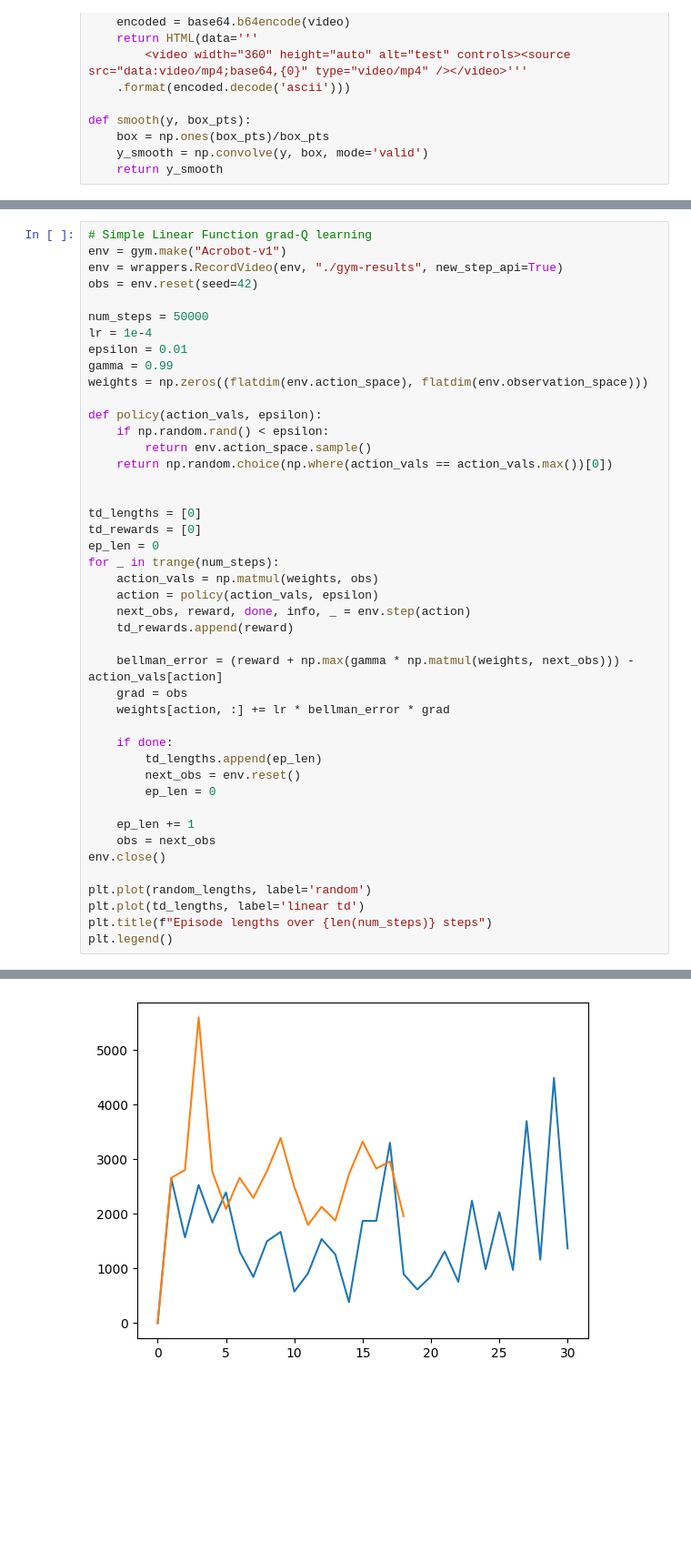
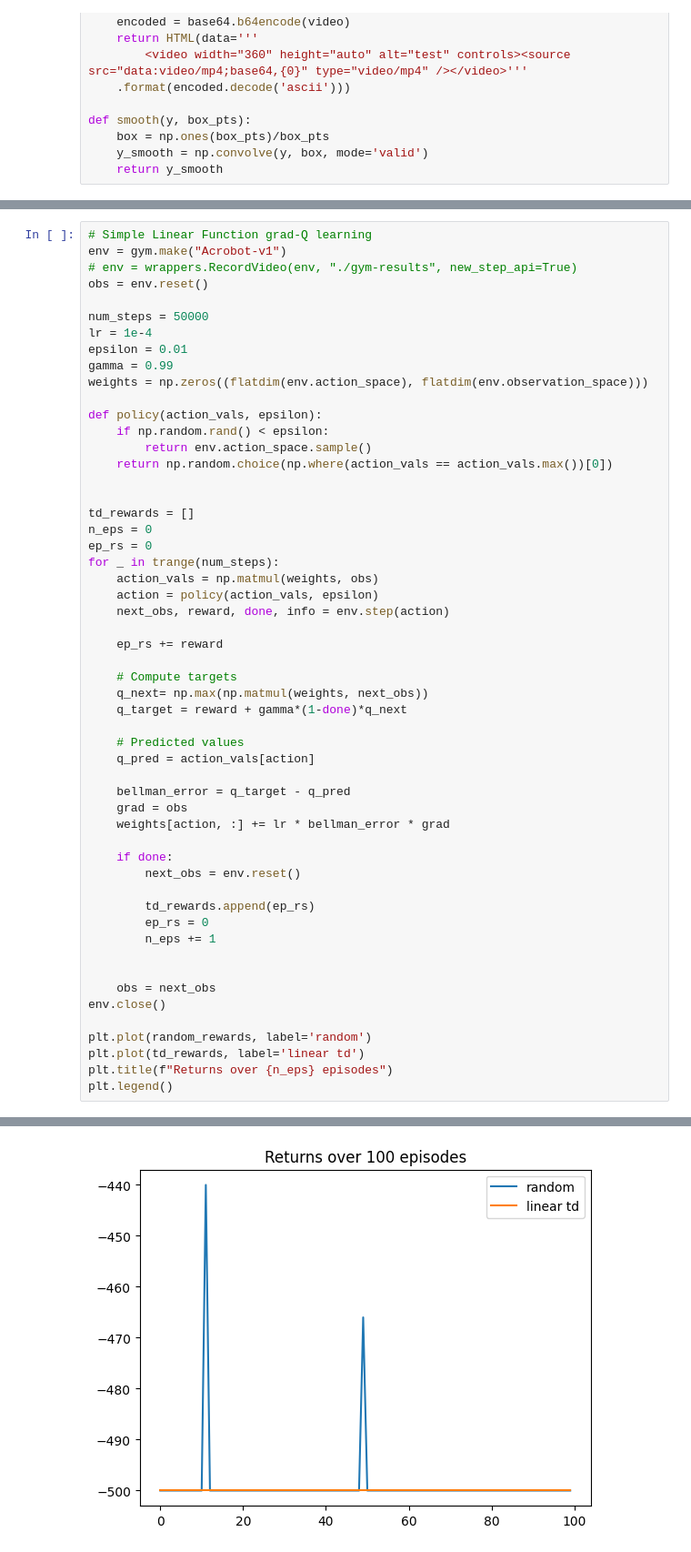
Before and after one commit to Lukeroberto/rl-refresher, a Jupyter notebook: linear-function-approximation-td/least-squares-td.ipynb, the cells around one changed output, grey strips where cells are left out. Shown at 91% size. Cells and saved outputs as stored; diff of their text form; blank space fills up the shorter version.

Commit message:
cleaned up linear td stuff, not sure if env can be solved with simple linear model

```diff
--- a/linear-function-approximation-td/least-squares-td.ipynb
+++ b/linear-function-approximation-td/least-squares-td.ipynb
@@ -56,8 +58,8 @@ Text(0.5, 1.0, 'Episode lengths over 31 episodes')
 # %%
 # Simple Linear Function grad-Q learning
 env = gym.make("Acrobot-v1")
-env = wrappers.RecordVideo(env, "./gym-results", new_step_api=True)
-obs = env.reset(seed=42)
+# env = wrappers.RecordVideo(env, "./gym-results", new_step_api=True)
+obs = env.reset()
 
 num_steps = 50000
 lr = 1e-4
@@ -71,30 +73,40 @@ def policy(action_vals, epsilon):
     return np.random.choice(np.where(action_vals == action_vals.max())[0])
 
 
-td_lengths = [0]
-td_rewards = [0]
-ep_len = 0
+td_rewards = []
+n_eps = 0
+ep_rs = 0
 for _ in trange(num_steps):
     action_vals = np.matmul(weights, obs)
     action = policy(action_vals, epsilon)
-    next_obs, reward, done, info, _ = env.step(action)
-    td_rewards.append(reward)
+    next_obs, reward, done, info = env.step(action)
 
-    bellman_error = (reward + np.max(gamma * np.matmul(weights, next_obs))) - action_vals[action]
+    ep_rs += reward
+
+    # Compute targets
+    q_next= np.max(np.matmul(weights, next_obs))
+    q_target = reward + gamma*(1-done)*q_next
+
+    # Predicted values
+    q_pred = action_vals[action]
+
+    bellman_error = q_target - q_pred
     grad = obs
     weights[action, :] += lr * bellman_error * grad
 
     if done:
-        td_lengths.append(ep_len)
         next_obs = env.reset()
-        ep_len = 0
 
-    ep_len += 1
+        td_rewards.append(ep_rs)
+        ep_rs = 0
+        n_eps += 1
+
+
     obs = next_obs
 env.close()
 
-plt.plot(random_lengths, label='random')
-plt.plot(td_lengths, label='linear td')
-plt.title(f"Episode lengths over {len(num_steps)} steps")
+plt.plot(random_rewards, label='random')
+plt.plot(td_rewards, label='linear td')
+plt.title(f"Returns over {n_eps} episodes")
 plt.legend()
 # %% [output]
@@ -102,4 +114,4 @@ TypeError: object of type 'int' has no len()
-[figure, old version]
+[figure, new version]
 # %%
 # Linear Q-learning with RBFs
 env = gym.make("Acrobot-v1")
```
Also changed, not shown: parts of 4 cells of this notebook, 1 other file.
